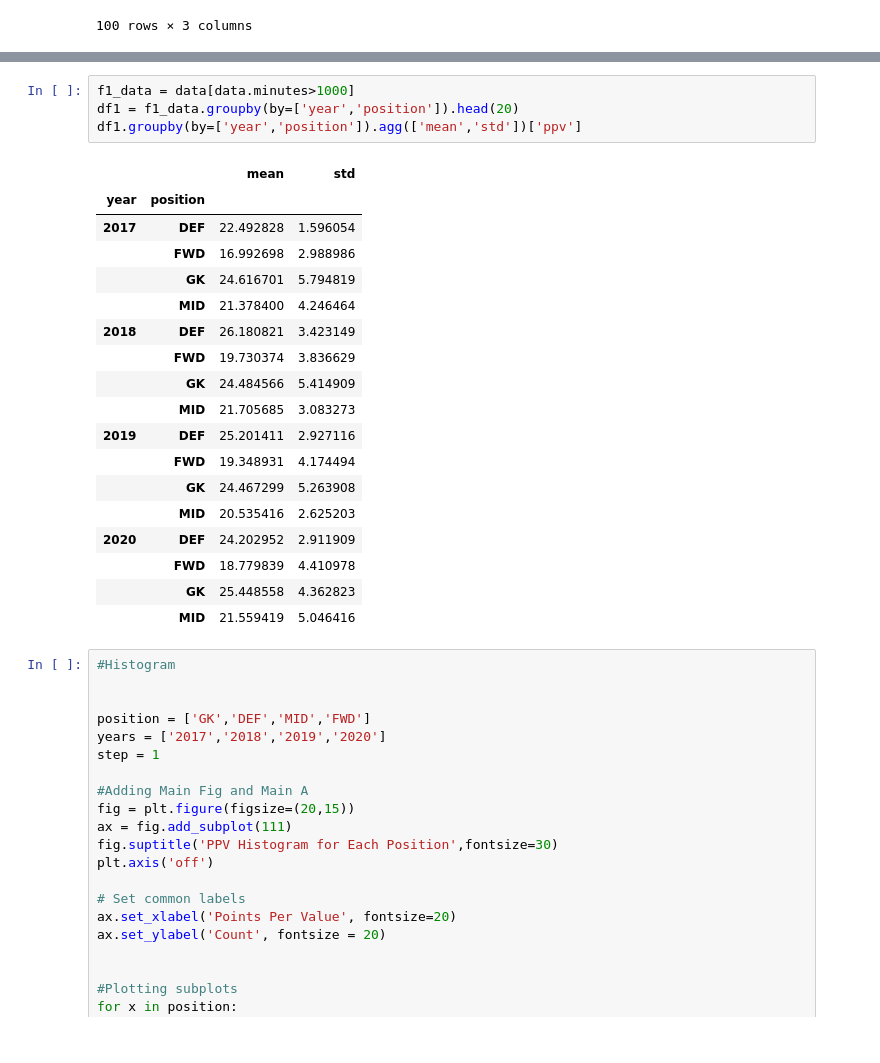
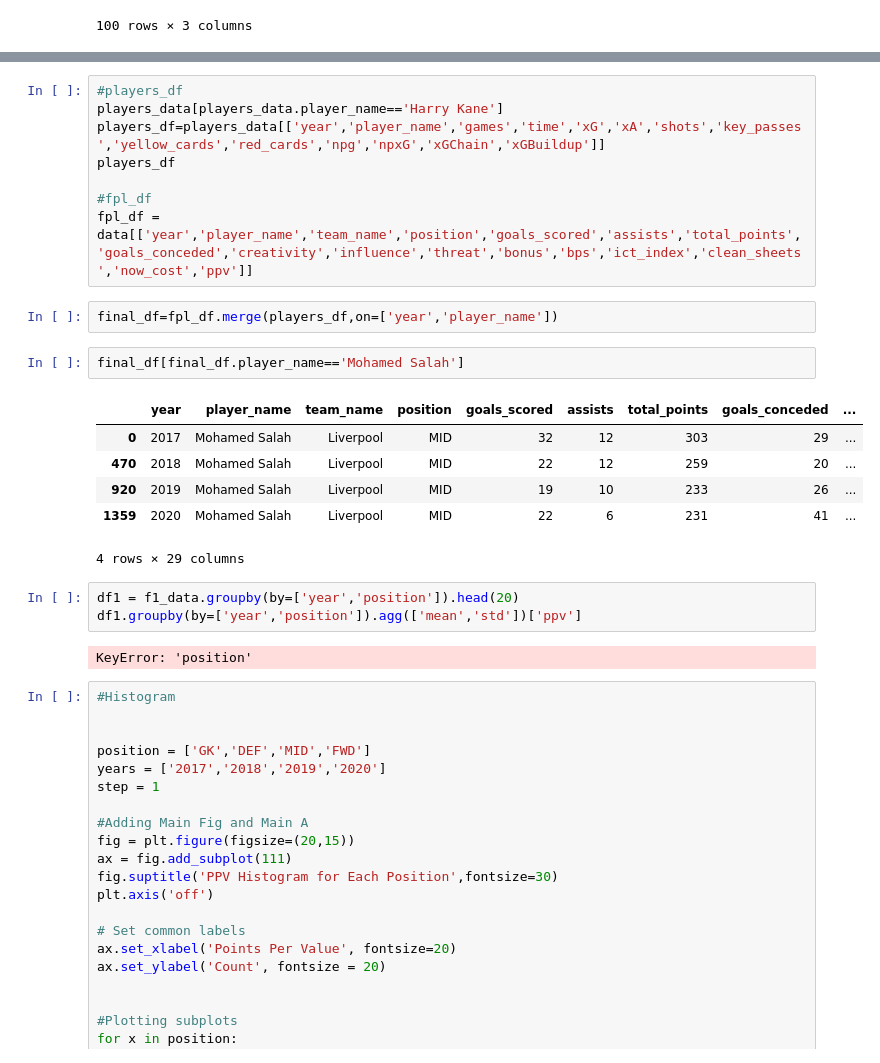
Before and after one commit to alisterjan/FPL_Analysis, a Jupyter notebook: Analysis_Part1.ipynb, the cells around one changed output, grey strips where cells are left out. Cells and saved outputs as stored; diff of their text form.

```diff
--- a/Analysis_Part1.ipynb
+++ b/Analysis_Part1.ipynb
@@ -89,26 +167,27 @@ data['position']=data.apply(lambda x:position_name(x['element_type']),axis=1)
+# %%
+#players_df
+players_data[players_data.player_name=='Harry Kane']
+players_df=players_data[['year','player_name','games','time','xG','xA','shots','key_passes','yellow_cards','red_cards','npg','npxG','xGChain','xGBuildup']]
+players_df
+
+#fpl_df
+fpl_df = data[['year','player_name','team_name','position','goals_scored','assists','total_points','goals_conceded','creativity','influence','threat','bonus','bps','ict_index','clean_sheets','now_cost','ppv']]
+# %%
+final_df=fpl_df.merge(players_df,on=['year','player_name'])
+# %%
+final_df[final_df.player_name=='Mohamed Salah']
+# %% [output]
+|  | year | player_name | team_name | position | goals_scored | assists | total_points | goals_conceded | ... |
+| 0 | 2017 | Mohamed Salah | Liverpool | MID | 32 | 12 | 303 | 29 | ... |
+| 470 | 2018 | Mohamed Salah | Liverpool | MID | 22 | 12 | 259 | 20 | ... |
+| 920 | 2019 | Mohamed Salah | Liverpool | MID | 19 | 10 | 233 | 26 | ... |
+| 1359 | 2020 | Mohamed Salah | Liverpool | MID | 22 | 6 | 231 | 41 | ... |
+4 rows × 29 columns
 # %%
-f1_data = data[data.minutes>1000]
 df1 = f1_data.groupby(by=['year','position']).head(20)
 df1.groupby(by=['year','position']).agg(['mean','std'])['ppv']
 # %% [output]
-|  |  | mean | std |
-| year | position |  |  |
-| 2017 | DEF | 22.492828 | 1.596054 |
-|  | FWD | 16.992698 | 2.988986 |
-|  | GK | 24.616701 | 5.794819 |
-|  | MID | 21.378400 | 4.246464 |
-| 2018 | DEF | 26.180821 | 3.423149 |
-|  | FWD | 19.730374 | 3.836629 |
-|  | GK | 24.484566 | 5.414909 |
-|  | MID | 21.705685 | 3.083273 |
-| 2019 | DEF | 25.201411 | 2.927116 |
-|  | FWD | 19.348931 | 4.174494 |
-|  | GK | 24.467299 | 5.263908 |
-|  | MID | 20.535416 | 2.625203 |
-| 2020 | DEF | 24.202952 | 2.911909 |
-|  | FWD | 18.779839 | 4.410978 |
-|  | GK | 25.448558 | 4.362823 |
-|  | MID | 21.559419 | 5.046416 |
+KeyError: 'position'
 # %%
 #Histogram
 
```
Also changed, not shown: parts of 5 cells of this notebook.
